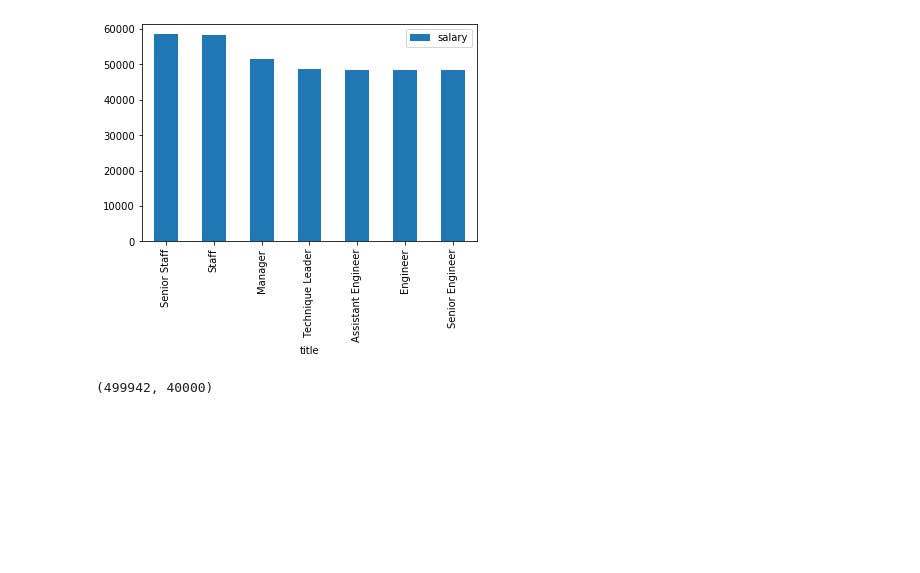
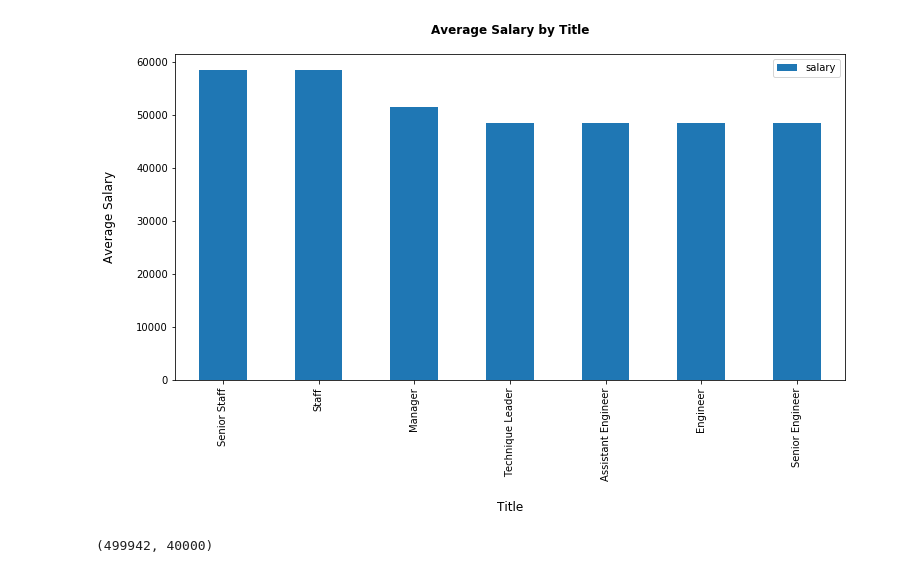
Before and after one commit to troypramsey/sql-challenge, a Jupyter notebook: EmployeeSQL/sql-bonus.ipynb, the cells around one changed output. Saved outputs shown, nothing was run; the diff lists cells and outputs as text; code cells hidden in the pictures; blank space fills up the shorter version.

Commit message:
cleaned up histogram in bonus

```diff
--- a/EmployeeSQL/sql-bonus.ipynb
+++ b/EmployeeSQL/sql-bonus.ipynb
@@ -45,9 +49,13 @@ title_avg = title_group.mean()
 title_avg = title_avg.sort_values('salary', ascending=False)
 # %%
 # Plotting bar chart, sorted by average salary descending
-avg_plot = title_avg.plot(kind='bar')
+avg_plot = title_avg.plot(kind='bar', figsize=(12,6))
+plt.title('Average Salary by Title', fontweight='bold', fontsize='large', pad=20)
+plt.xlabel('Title', labelpad=20, fontsize='large')
+plt.ylabel('Average Salary', labelpad=20, fontsize='large')
+plt.show()
 # %% [output]
-[figure, old version]
+[figure, new version]
 # %%
 # Querying salary data to look at self salary
 self = engine.execute("SELECT * FROM salaries WHERE employee_number = 499942")
```
Also changed, not shown: parts of 2 cells of this notebook.
